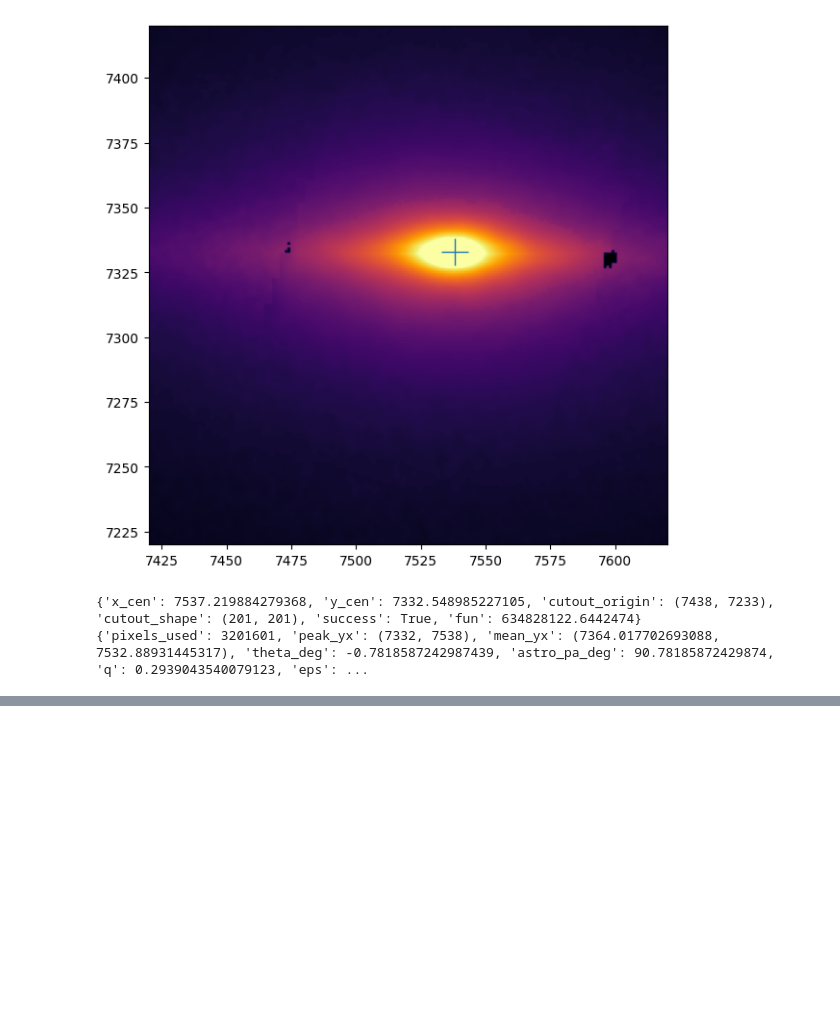
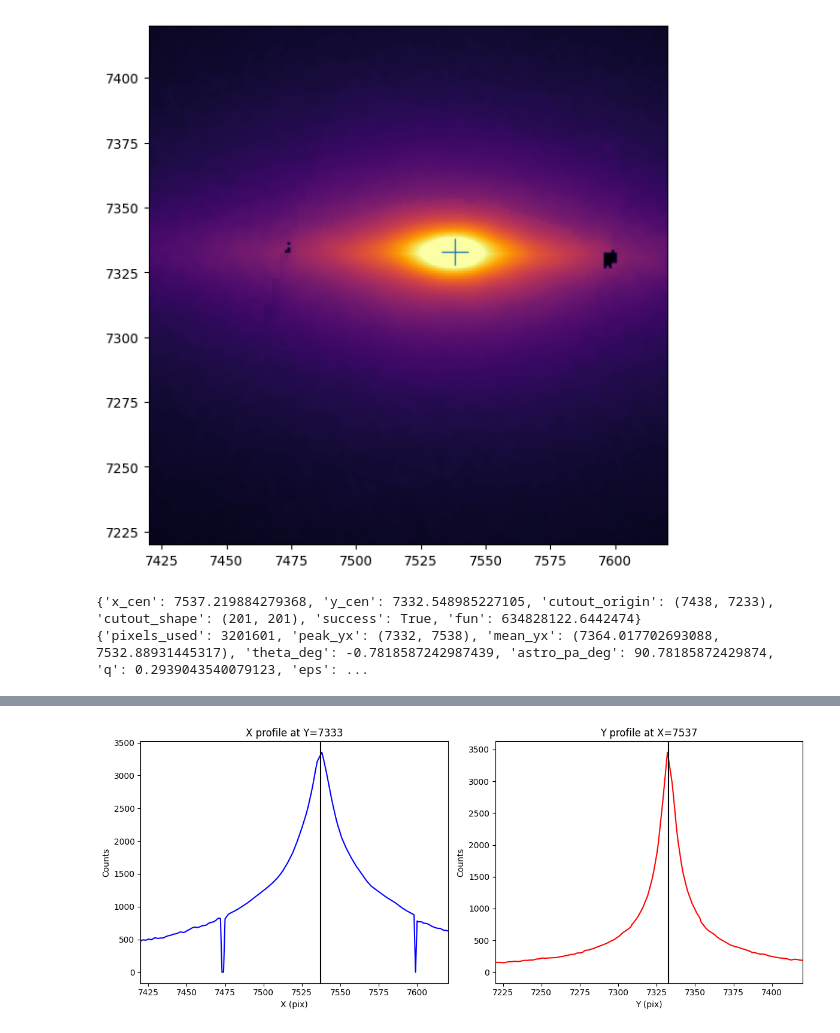
Before and after one commit to mncavieres/Sombrero_REVEAL, a Jupyter notebook: Notebooks/find_center_v2.ipynb, the cells around one changed output, grey strips where cells are left out. Cells and saved outputs as stored; diff of their text form; code cells hidden in the pictures; blank space fills up the shorter version.

```diff
--- a/Notebooks/find_center_v2.ipynb
+++ b/Notebooks/find_center_v2.ipynb
@@ -367,0 +401,28 @@ print(res["global"])
+# %%
+# plot count histogram in the X direction at the Y center and the Y direction at the X center
+fig, ax = plt.subplots(1, 2, figsize=(12, 5))
+yc, xc = res["center"]["y_cen"], res["center"]["x_cen"]
+y_center = int(round(yc))
+x_center = int(round(xc))
+ax[0].plot(img[y_center, :], color='blue')
+ax[0].set_title(f"X profile at Y={y_center}")
+ax[0].set_xlabel("X (pix)")
+ax[0].set_ylabel("Counts")
+ax[1].plot(img[:, x_center], color='red')
+ax[1].set_title(f"Y profile at X={x_center}")
+ax[1].set_xlabel("Y (pix)")
+ax[1].set_ylabel("Counts")
+
+# add vertical lines at the center and at the edges of the zoomed region
+
+ax[0].axvline(x=xc, color='black', linestyle='-')
+
+ax[1].axvline(x=yc, color='black', linestyle='-')
+plt.tight_layout()
+#fig.savefig(os.path.join(checkplot_dir, f"{prefix}_02_profiles.png"), dpi=dpi)
+#plt.close(fig)
+ax[0].set_xlim(zm_region[0][0], zm_region[0][1])
+ax[1].set_xlim(zm_region[1][0], zm_region[1][1])
+plt.show()
+# %% [output]
+[figure, added]
```
Also changed, not shown: parts of 3 cells of this notebook, 9 other files.
